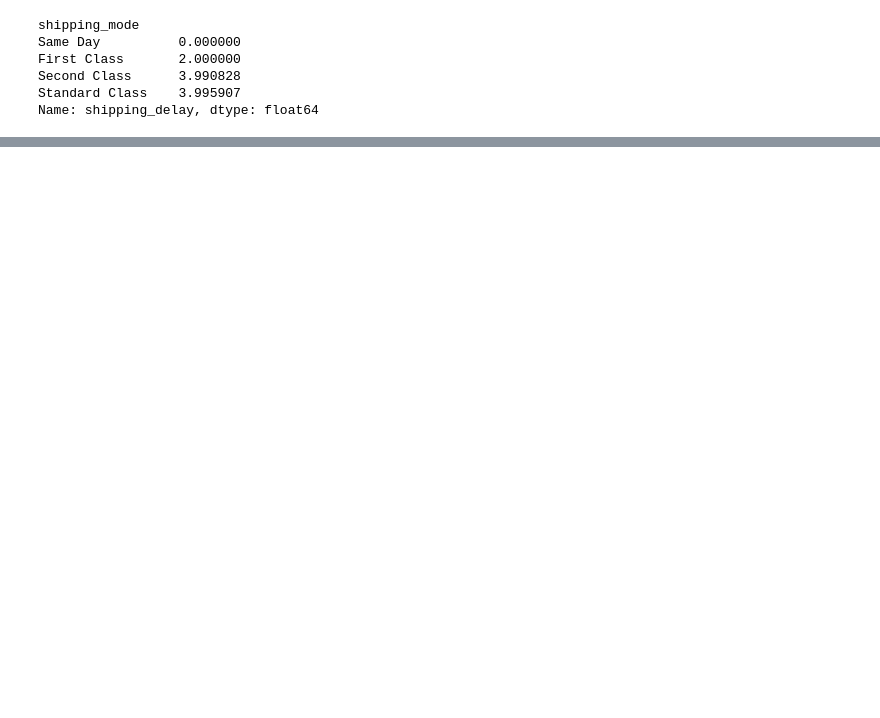
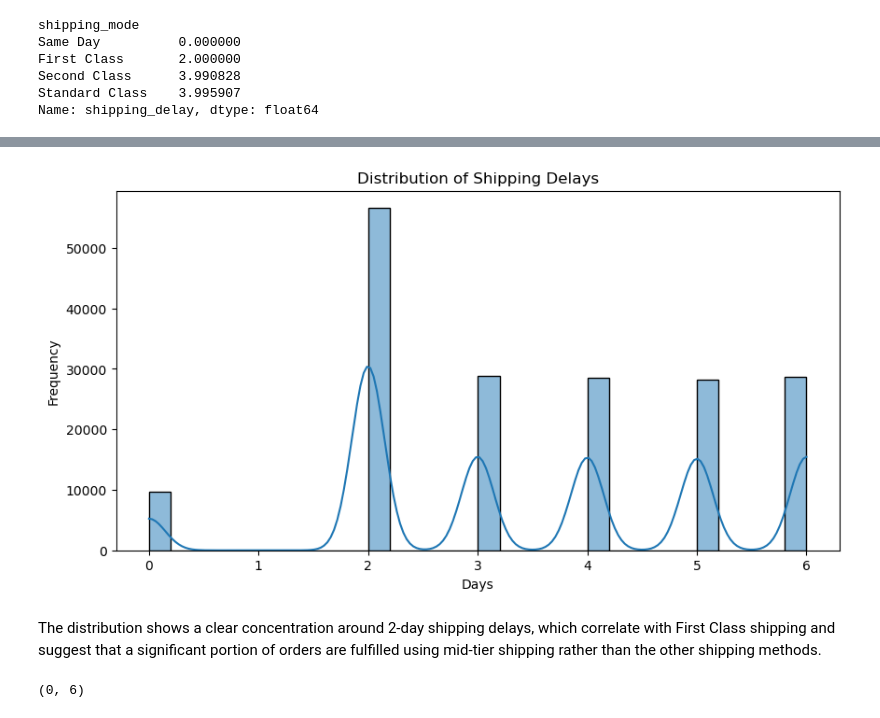
Before and after one commit to LenynH/dataco-supply-chain-analysis, a Jupyter notebook: notebooks/exploration.ipynb, the cells around one changed output, grey strips where cells are left out. Saved outputs shown, nothing was run; the diff lists cells and outputs as text; code cells hidden in the pictures; blank space fills up the shorter version.

Commit message:
Added delay distribution analysis, late delivery risk evaluation, and profit impact by shipping mode, region, and product category

```diff
--- a/notebooks/exploration.ipynb
+++ b/notebooks/exploration.ipynb
@@ -174,0 +195,16 @@ This indicates possible inefficiencies or a lack of differentiation between mid-
+# %%
+plt.figure(figsize=(10,5))
+sns.histplot(df['shipping_delay'], bins=30, kde=True)
+plt.title("Distribution of Shipping Delays")
+plt.xlabel("Days")
+plt.ylabel("Frequency")
+plt.show()
+# %% [output]
+[figure, added]
+# %% [markdown]
+The distribution shows a clear concentration around 2-day shipping delays, which correlate with First Class shipping and suggest that a significant portion of orders are fulfilled using mid-tier shipping rather than the other shipping methods.
+# %%
+# Verifying that there are no negative and/or extreme values not showing properly on the visual.
+df['shipping_delay'].min(), df['shipping_delay'].max()
+# %% [output]
+(0, 6)
```
Also changed, not shown: parts of 28 cells of this notebook.
